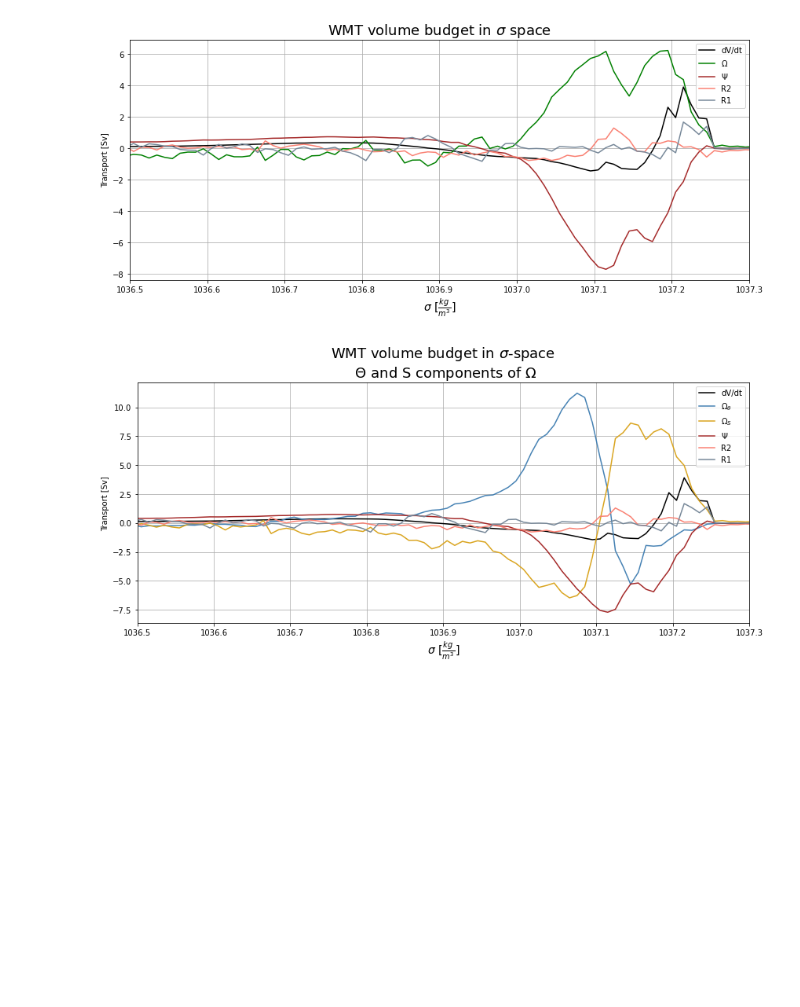
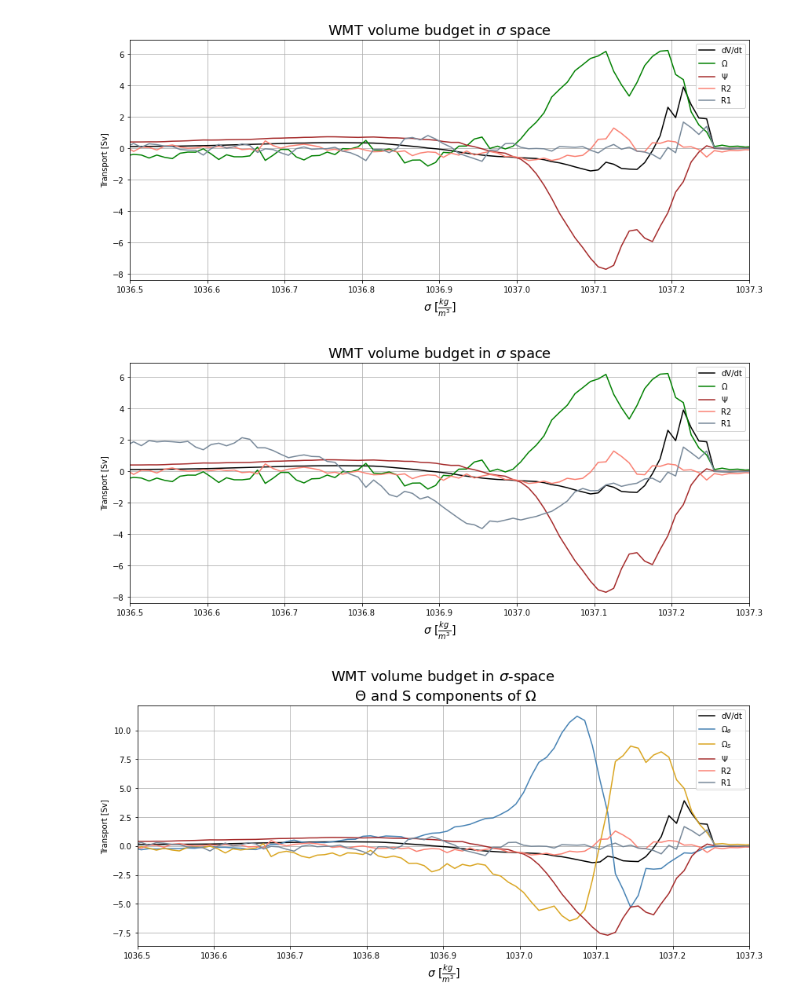
Before and after one commit to ocean-transport/WMT-project, a Jupyter notebook: ECCO-budgets/paper-figs-sigma-ECCO-sose-period.ipynb, the cells around one changed output. Drawn from its saved outputs; the diff is of its cells as text; code cells hidden in the pictures; blank space fills up the shorter version.

Commit message:
R1 is much larger in ECCO SP as well

```diff
--- a/ECCO-budgets/paper-figs-sigma-ECCO-sose-period.ipynb
+++ b/ECCO-budgets/paper-figs-sigma-ECCO-sose-period.ipynb
@@ -20,6 +20,9 @@ from fastjmd95 import jmd95numba
 xr.set_options(display_style='text')
 # %% [output]
 <xarray.core.options.set_options at 0x...>
+# %%
+omega_total = xr.open_zarr(gcsfs.GCSMap('pangeo-tmp/stb2145/ECCO/datasets/wmt_budget_terms/omega_total_SP.zarr'))
+R1 = xr.open_zarr(gcsfs.GCSMap('pangeo-tmp/stb2145/ECCO/datasets/wmt_budget_terms/R1.zarr'))
 # %%
 wmt_budget_terms = xr.open_zarr(gcsfs.GCSMap('pangeo-tmp/stb2145/ECCO/datasets/wmt_budget_terms/wmt_budget_terms_SP.zarr'))
 wmt_budget_terms.load()
@@ -43,6 +46,8 @@ Data variables:
     psi_vel               (time, sigma2_bin) float64 nan nan nan ... nan nan nan
 # %%
 wmt_budget_terms = wmt_budget_terms.sel(time=slice('2006', '2010'))
+omega_total = omega_total.sel(time=slice('2006', '2010'))
+R1 = R1.sel(time=slice('2006', '2010'))
 # %%
 (wmt_budget_terms.dVdt/1e6).mean(dim='time').plot(label='dV/dt', color='k', figsize=(12,5))
 (wmt_budget_terms.omega_trans_rate/1e6).mean(dim='time').plot(label=r'$\Omega$', color='green')
@@ -60,6 +65,23 @@ plt.ylabel(r'Transport [Sv]')
 plt.title(r'WMT volume budget in $\sigma$ space', fontsize=18);
 # %% [output]
 [figure]
+# %%
+(wmt_budget_terms.dVdt/1e6).mean(dim='time').plot(label='dV/dt', color='k', figsize=(12,5))
+(wmt_budget_terms.omega_trans_rate/1e6).mean(dim='time').plot(label=r'$\Omega$', color='green')
+(wmt_budget_terms.psi_vel/1e6).mean(dim='time').plot(label=r'$\Psi$', color='brown')
+(wmt_budget_terms.R2/1e6).mean(dim='time').plot(label='R2', color='salmon')
+(R1.R1/1e6).mean(dim='time').plot(label='R1', color='lightslategray')
+#(R3[1:-1]/1e6).mean(dim='time').plot(label=r'$R3$', color='mediumspringgreen')
+plt.legend()
+plt.grid()
+plt.xlim(1036.5, 1037.3)
+#plt.ylim(-12, 12)
+plt.tight_layout()
+plt.xlabel(r'$\sigma$ $[\frac{kg}{m^3}]$', fontsize=14)
+plt.ylabel(r'Transport [Sv]')
+plt.title(r'WMT volume budget in $\sigma$ space', fontsize=18);
+# %% [output]
+[figure, added]
 # %%
 (wmt_budget_terms.dVdt/1e6).mean(dim='time').plot(label='dV/dt', color='k', figsize=(12,5))
 (wmt_budget_terms.omega_trans_rate_th/1e6).mean(dim='time').plot(label=r'$\Omega_{\theta}$', color='steelblue')
```
Also changed, not shown: parts of 1 cell of this notebook.
